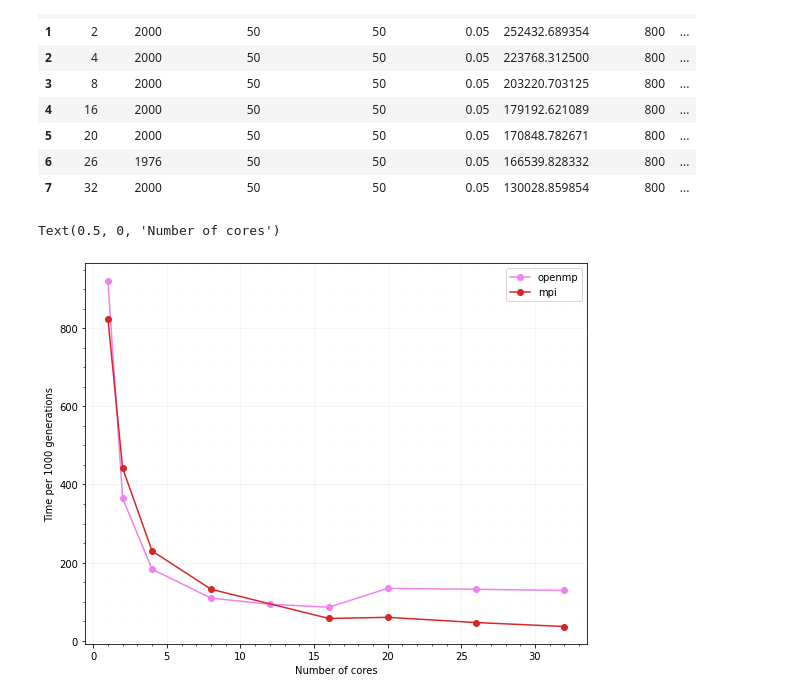
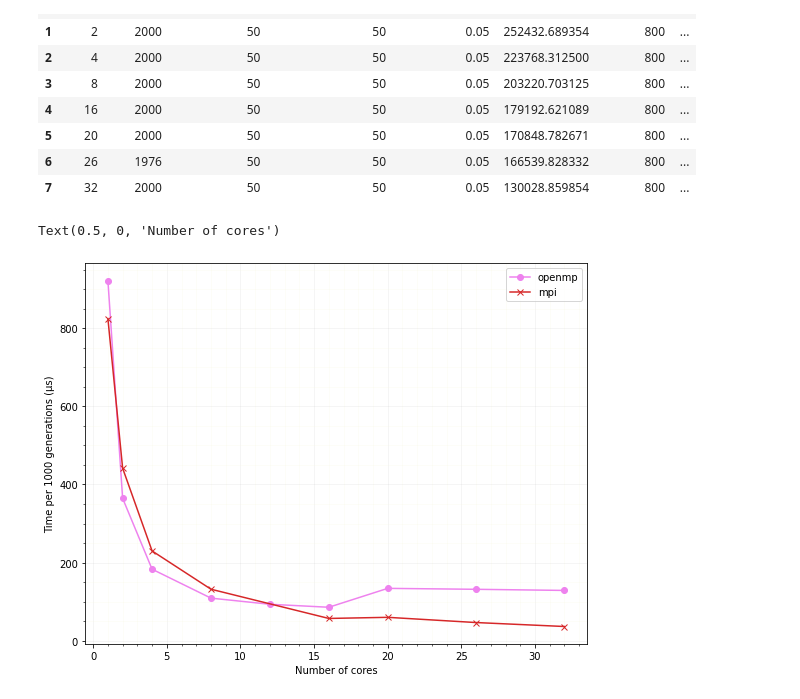
Before and after one commit to matthewdicks98/CSC-HPC-Project, a Jupyter notebook: cores.ipynb, the cells around one changed output. Drawn from its saved outputs; the diff is of its cells as text; code cells hidden in the pictures.

```diff
--- a/cores.ipynb
+++ b/cores.ipynb
@@ -43,14 +43,14 @@ mpi_cores
 # %%
 plt.figure(figsize=(9,7))
 plt.grid(alpha=0.15)
 plt.minorticks_on()
 plt.grid(which='minor', color='beige', alpha=0.25)
 # plt.plot(ser_cores['cores'],ser_cores[' elapsed/gen_count'],marker='o')
 plt.plot(omp_cores['cores'], omp_cores[' elapsed/gen_count'],marker='o', color="violet")
-plt.plot(mpi_cores['cores'],mpi_cores[' elapsed/gen_count'],marker='o', color="tab:red")
+plt.plot(mpi_cores['cores'],mpi_cores[' elapsed/gen_count'],marker='x', color="tab:red")
 plt.legend(['openmp','mpi'])
-plt.ylabel('Time per 1000 generations')
+plt.ylabel('Time per 1000 generations (μs)')
 plt.xlabel('Number of cores')
 # %% [output]
 Text(0.5, 0, 'Number of cores')
-[figure, old version]
+[figure, new version]
```
Also changed, not shown: 14 other files.
